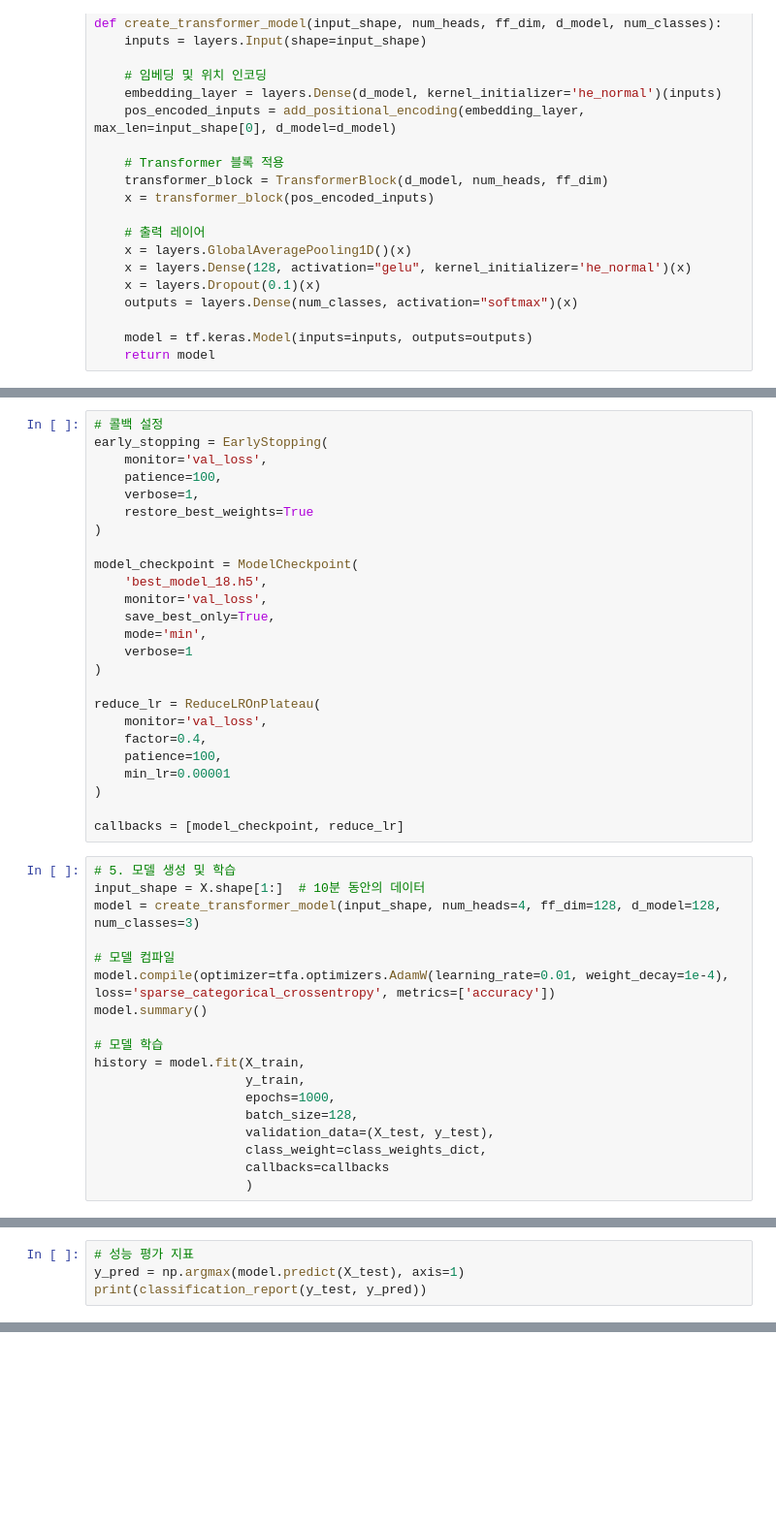
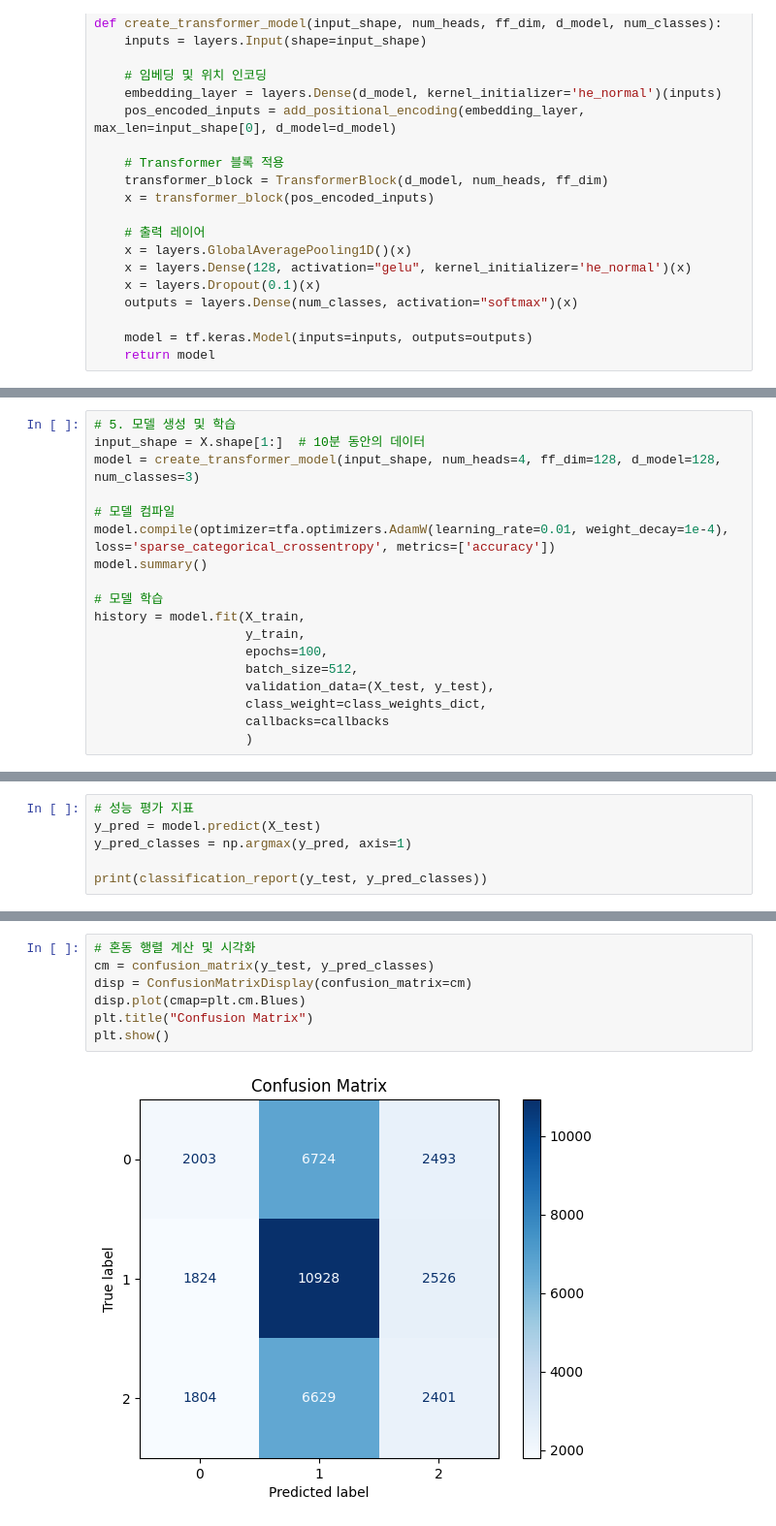
Before and after one commit to jewons91/final, a Jupyter notebook: with/Gina/transformer_1.18.ipynb, the cells around one changed output, grey strips where cells are left out. Shown at 97% size. Cells and saved outputs as stored; diff of their text form; blank space fills up the shorter version.

```diff
--- a/with/Gina/transformer_1.18.ipynb
+++ b/with/Gina/transformer_1.18.ipynb
@@ -220,31 +206,6 @@ reduce_lr = ReduceLROnPlateau(
 )
 
 callbacks = [model_checkpoint, reduce_lr]
-# %%
-# 콜백 설정
-early_stopping = EarlyStopping(
-    monitor='val_loss',
-    patience=100,
-    verbose=1,
-    restore_best_weights=True
-)
-
-model_checkpoint = ModelCheckpoint(
-    'best_model_18.h5',
-    monitor='val_loss',
-    save_best_only=True,
-    mode='min',
-    verbose=1
-)
-
-reduce_lr = ReduceLROnPlateau(
-    monitor='val_loss',
-    factor=0.4,
-    patience=100,
-    min_lr=0.00001
-)
-
-callbacks = [model_checkpoint, reduce_lr]
 # %%
 # 5. 모델 생성 및 학습
 input_shape = X.shape[1:]  # 10분 동안의 데이터
@@ -257,8 +218,8 @@ model.summary()
 # 모델 학습
 history = model.fit(X_train,
                     y_train,
-                    epochs=1000,
-                    batch_size=128,
+                    epochs=100,
+                    batch_size=512,
                     validation_data=(X_test, y_test),
                     class_weight=class_weights_dict,
                     callbacks=callbacks
@@ -284,5 +245,7 @@ Epoch 17/1000
 KeyboardInterrupt:
 # %%
 # 성능 평가 지표
-y_pred = np.argmax(model.predict(X_test), axis=1)
-print(classification_report(y_test, y_pred))
+y_pred = model.predict(X_test)
+y_pred_classes = np.argmax(y_pred, axis=1)
+
+print(classification_report(y_test, y_pred_classes))
@@ -308,0 +285,9 @@ plt.show()
+# %%
+# 혼동 행렬 계산 및 시각화
+cm = confusion_matrix(y_test, y_pred_classes)
+disp = ConfusionMatrixDisplay(confusion_matrix=cm)
+disp.plot(cmap=plt.cm.Blues)
+plt.title("Confusion Matrix")
+plt.show()
+# %% [output]
+[figure, added]
```
Also changed, not shown: parts of 5 cells of this notebook, 29 other files.
